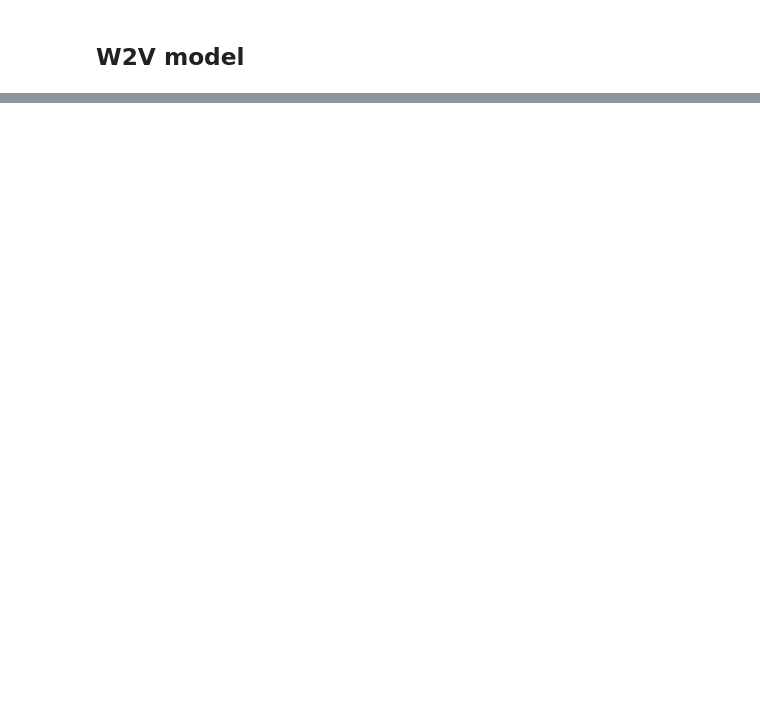
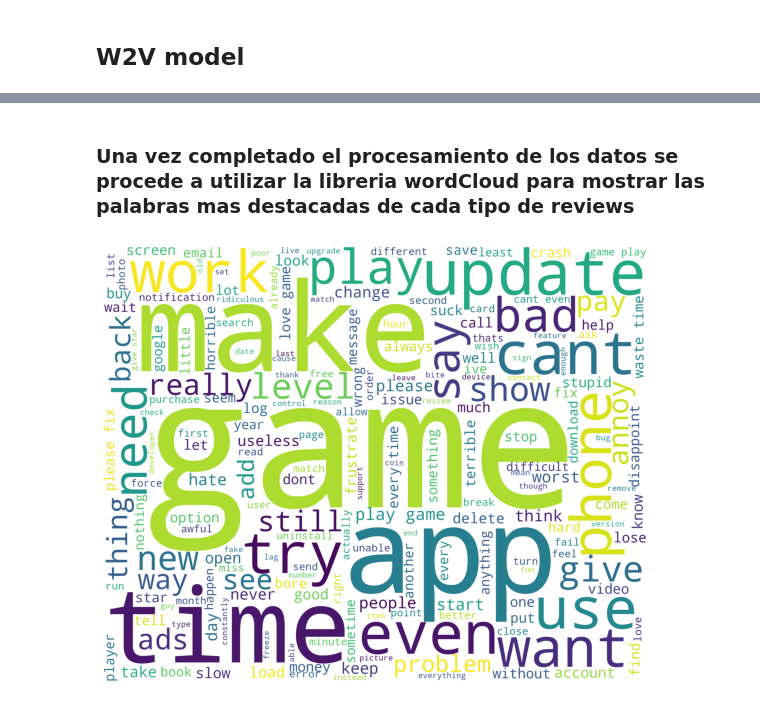
Before and after one commit to joseemaro/bdm_EvaluatingGoogleApps, a Jupyter notebook: tpfinal_reviews.ipynb, the cells around one changed output, grey strips where cells are left out. Saved outputs shown, nothing was run; the diff lists cells and outputs as text; code cells hidden in the pictures; blank space fills up the shorter version.

```diff
--- a/tpfinal_reviews.ipynb
+++ b/tpfinal_reviews.ipynb
@@ -101,0 +312,11 @@ w2v_model.most_similar("bad")
+# %%
+#Se remueven puntuaciones
+import string
+def remove_punct(text):
+    table=str.maketrans('','',string.punctuation)
+    return text.translate(table)
+
+df2['df2_NoPUNKT']=df2['df2_NoEMOJI'].apply(lambda x : remove_punct(x))
+# %%
+#Se pasa todo a minusculas
+df2['df2_tolower']= df2['df2_NoPUNKT'].str.lower()
@@ -101,0 +356,19 @@ w2v_model.most_similar("bad")
+# %%
+#Lemmatizer
+
+lemmatizer = WordNetLemmatizer()
+def lemmatizer_text(s):
+    tokens = nltk.word_tokenize(s)
+
+    new_string = []
+    for w in tokens:
+        lem = lemmatizer.lemmatize(w, pos="v")
+        # exclude if lenght of lemma is smaller than 2
+        if len(lem) > 2:
+            new_string.append(lem)
+
+    s = ' '.join(new_string)
+    return s.strip()
+
+
+df2['df2_lm'] = df2['df2_sw'].apply(lemmatizer_text)
@@ -101,0 +392,18 @@ w2v_model.most_similar("bad")
+# %% [markdown]
+### Una vez completado el procesamiento de los datos se procede a utilizar la libreria wordCloud para mostrar las palabras mas destacadas de cada tipo de reviews
+# %%
+#Se realiza el wordcloud para los comentarios negativos
+df_neg = df2[df2['Sentiment']=="Negative"]['df2_lm']
+
+wordcloud1 = WordCloud(stopwords=STOPWORDS,
+                      background_color='white',
+                      width=2500,
+                      height=2000
+                      ).generate(" ".join(df_neg))
+
+plt.figure(1,figsize=(10, 8))
+plt.imshow(wordcloud1)
+plt.axis('off')
+plt.show()
+# %% [output]
+[figure, added]
```
Also changed, not shown: parts of 26 cells of this notebook.
